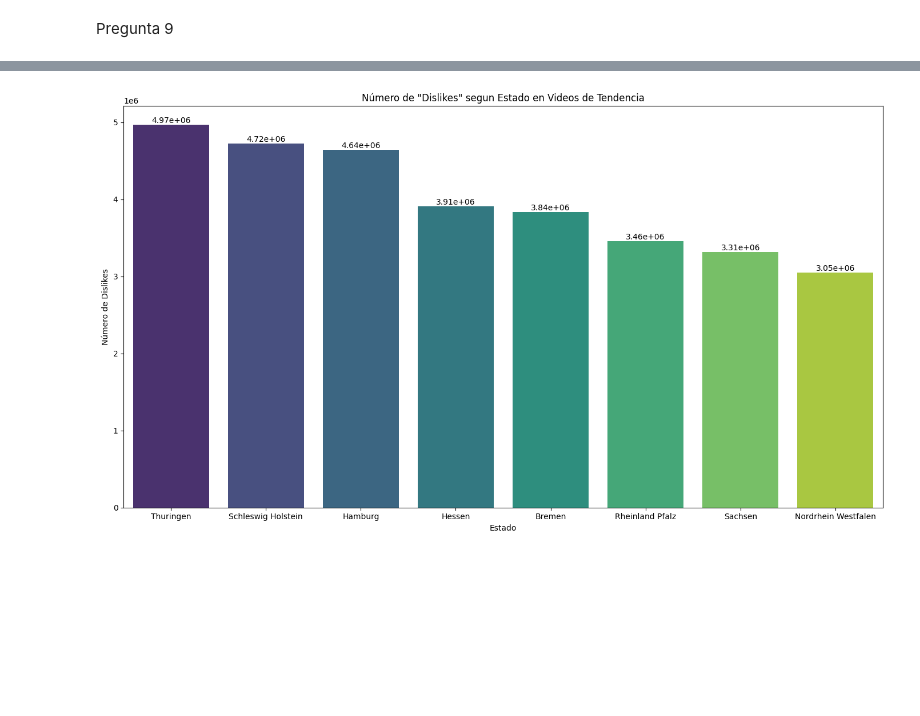
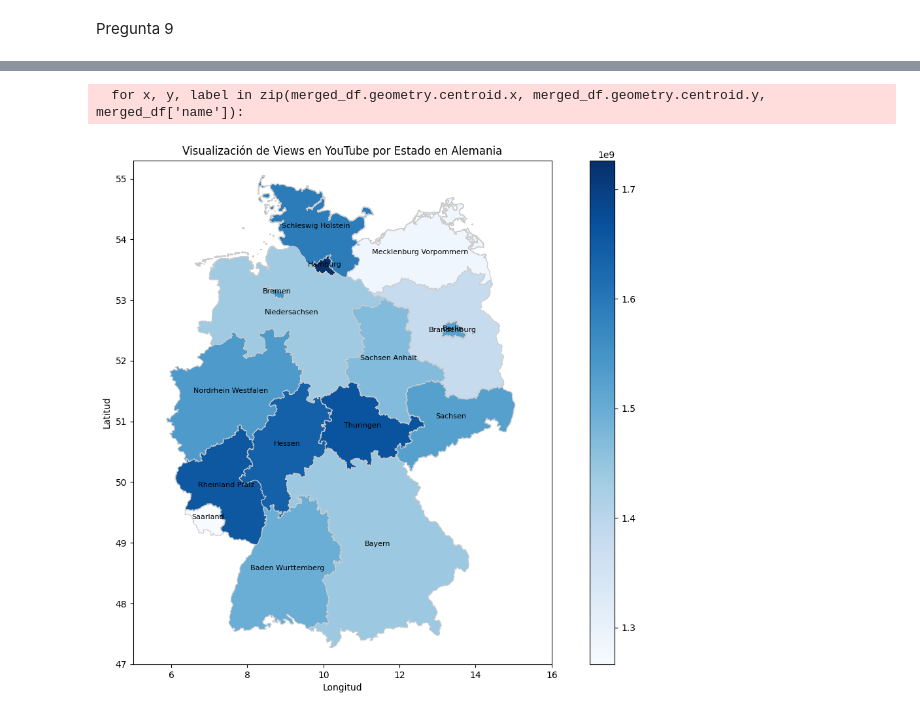
Before and after one commit to RenatoVA/FDS-2023-2-CC51, a Jupyter notebook: code/eda_analisis.ipynb, the cells around one changed output, grey strips where cells are left out. Cells and saved outputs as stored; diff of their text form; code cells hidden in the pictures; blank space fills up the shorter version.

```diff
--- a/code/eda_analisis.ipynb
+++ b/code/eda_analisis.ipynb
@@ -224,13 +198,30 @@ plt.show()
-# %%
-state_metrics = state_metrics.sort_values(by='dislikes', ascending=False)
-plt.figure(figsize=(14, 8))
-barplot=sns.barplot(x=state_metrics.index, y=state_metrics['dislikes'],hue=state_metrics.index,palette='viridis')
-for index, value in enumerate(state_metrics['dislikes']):
-    barplot.text(index, value, f"{value:.2e}", ha='center', va='bottom', fontsize=10, color='black')
-plt.title('Número de "Dislikes" segun Estado en Videos de Tendencia')
-plt.xlabel('Estado')
-plt.ylabel('Número de Dislikes')
-plt.tight_layout()
-plt.show()
-# %% [output]
-[figure, removed]
+# %%
+dfTotal=df.groupby("state",as_index=False).agg(
+        {
+            "views":"sum",
+            "likes":"sum",
+            "dislikes":"sum"
+        }
+    )
+
+dfTotal.head(17)
+geo_df = gpd.read_file("../data/DE_states.geo.json")
+merged_df = geo_df.merge(dfTotal, how='left', left_on='name', right_on='state')
+# %%
+fig, ax = plt.subplots(1, 1, figsize=(15, 10))
+merged_df.plot(column='views', cmap='Blues', linewidth=0.8, ax=ax, edgecolor='0.8', legend=True)
+
+for x, y, label in zip(merged_df.geometry.centroid.x, merged_df.geometry.centroid.y, merged_df['name']):
+    ax.text(x, y, label, fontsize=8, ha='center')
+
+ax.set_xlim(5, 16)
+ax.set_ylim(47, 55.3)
+
+ax.set_title('Visualización de Views en YouTube por Estado en Alemania')
+ax.set_xlabel('Longitud')
+ax.set_ylabel('Latitud')
+
+plt.show()
+# %% [output]
+  for x, y, label in zip(merged_df.geometry.centroid.x, merged_df.geometry.centroid.y, merged_df['name']):
+[figure, added]
```
Also changed, not shown: parts of 4 cells of this notebook, 1 other file.
